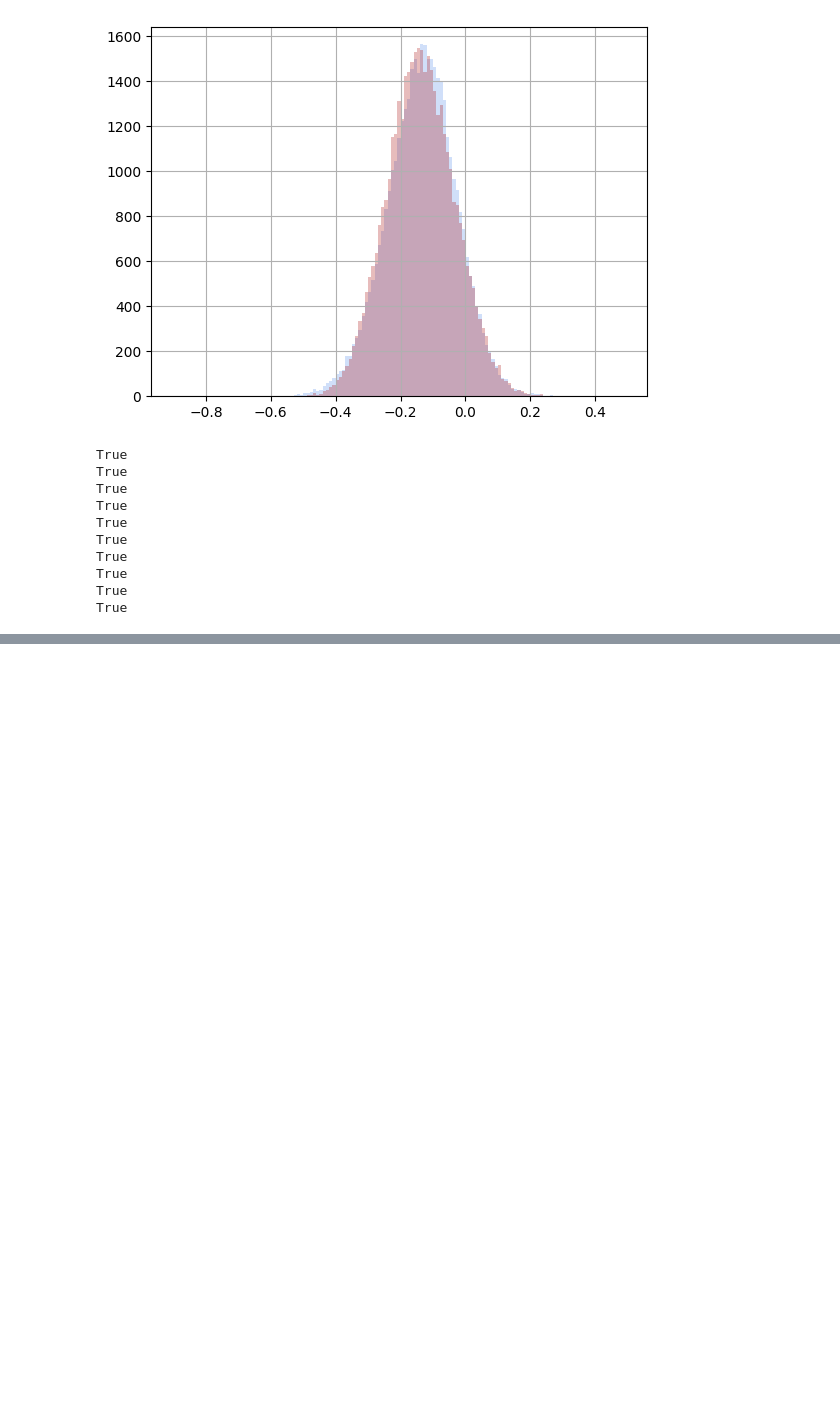
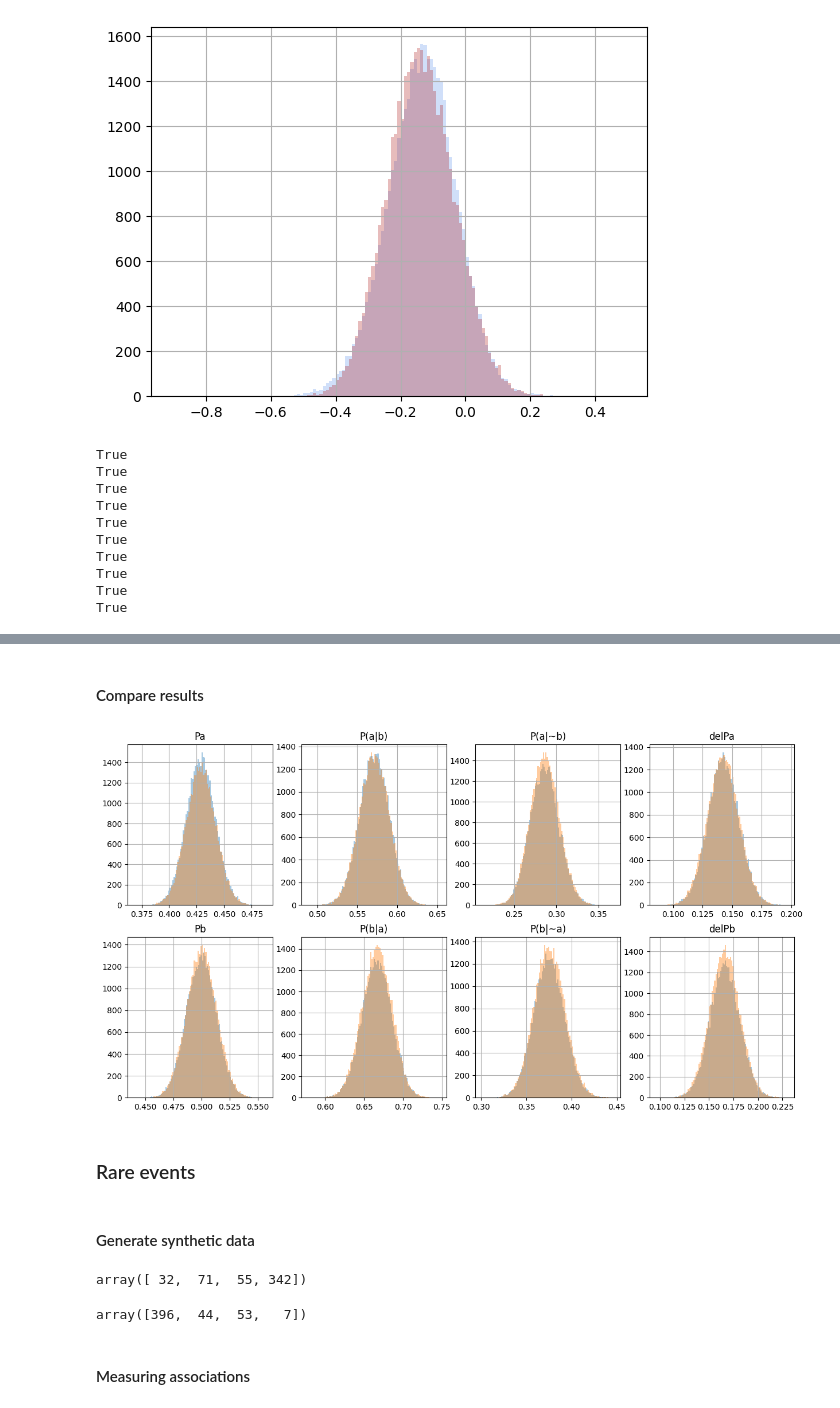
Before and after one commit to cewebbr/brass, a Jupyter notebook: analysis/20_prototyping-testing-association-test.ipynb, the cells around one changed output, grey strips where cells are left out. Cells and saved outputs as stored; diff of their text form; code cells hidden in the pictures; blank space fills up the shorter version.

```diff
--- a/analysis/20_prototyping-testing-association-test.ipynb
+++ b/analysis/20_prototyping-testing-association-test.ipynb
@@ -208,0 +394,6 @@ True
+# %%
+# Sample fast model:
+start_time = time.time()
+with model1:
+    idata1 = pm.sample(draws=10000)
+print("--- {:.2f} seconds ---".format(time.time() - start_time))
@@ -208,0 +408,6 @@ True
+# %%
+# Sample slow model:
+start_time = time.time()
+with model2:
+    idata2 = pm.sample(draws=10000)
+print("--- {:.2f} seconds ---".format(time.time() - start_time))
@@ -208,0 +422,14 @@ True
+# %% [markdown]
+#### Compare results
+# %%
+my = br.AssocEstimator([1,1,1,1])
+# %%
+df1 = my._add_derived_probs(my._idata2df(idata1))
+df2 = my._add_derived_probs(my._idata2df(idata2))
+# %%
+my.plot_chain_probs(df1, bins=100)
+my.plot_chain_probs(df2, bins=100, figsize=None)
+# %% [output]
+[figure, added]
+# %% [markdown]
+### Rare events
@@ -208,0 +443,2 @@ True
+# %% [markdown]
+#### Generate synthetic data
@@ -208,0 +459,10 @@ True
+# %%
+est_common._count_onehot_pairs(df_common)
+# %% [output]
+array([ 32,  71,  55, 342])
+# %%
+est_rare._count_onehot_pairs(df_rare)
+# %% [output]
+array([396,  44,  53,   7])
+# %% [markdown]
+#### Measuring associations
```
Also changed, not shown: parts of 48 cells of this notebook.
